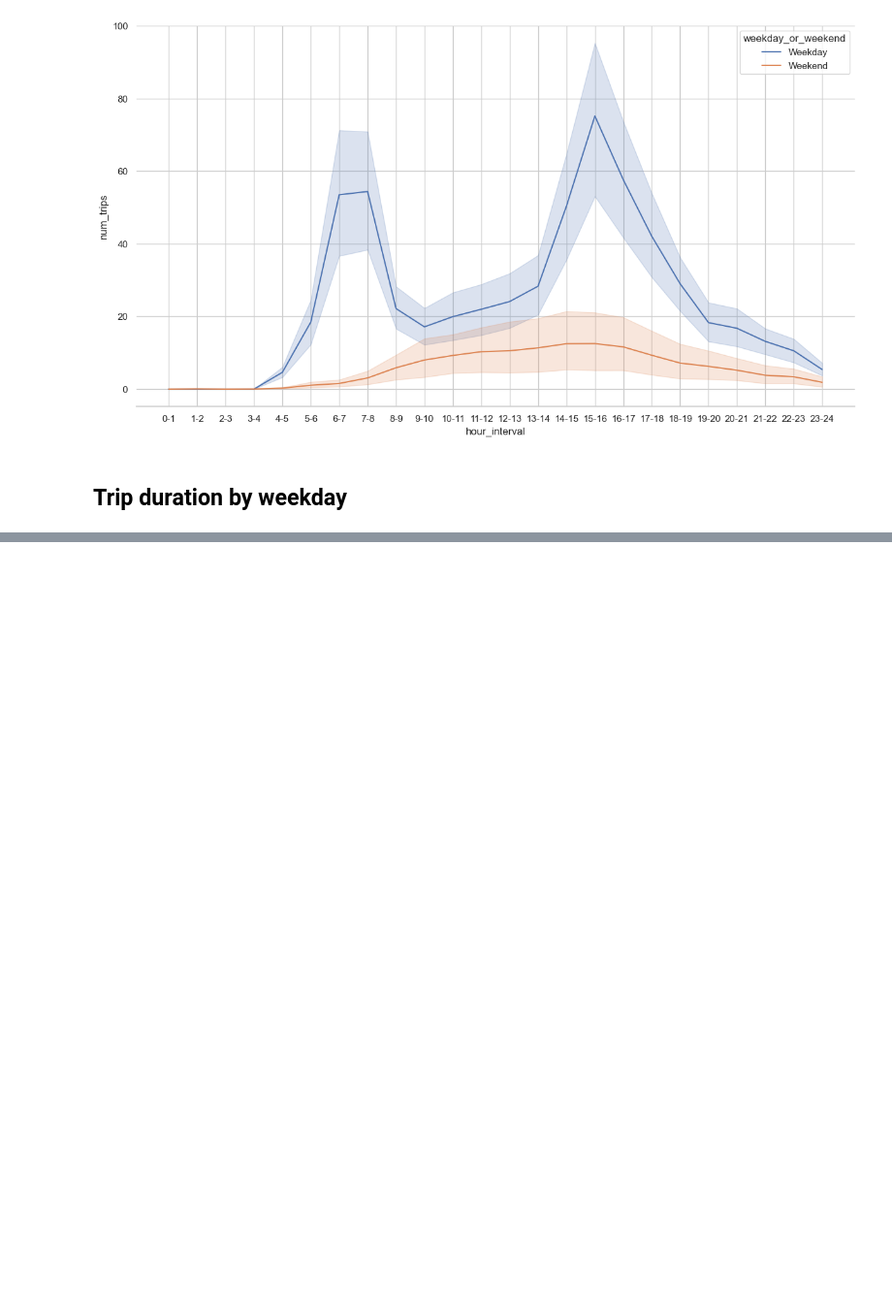
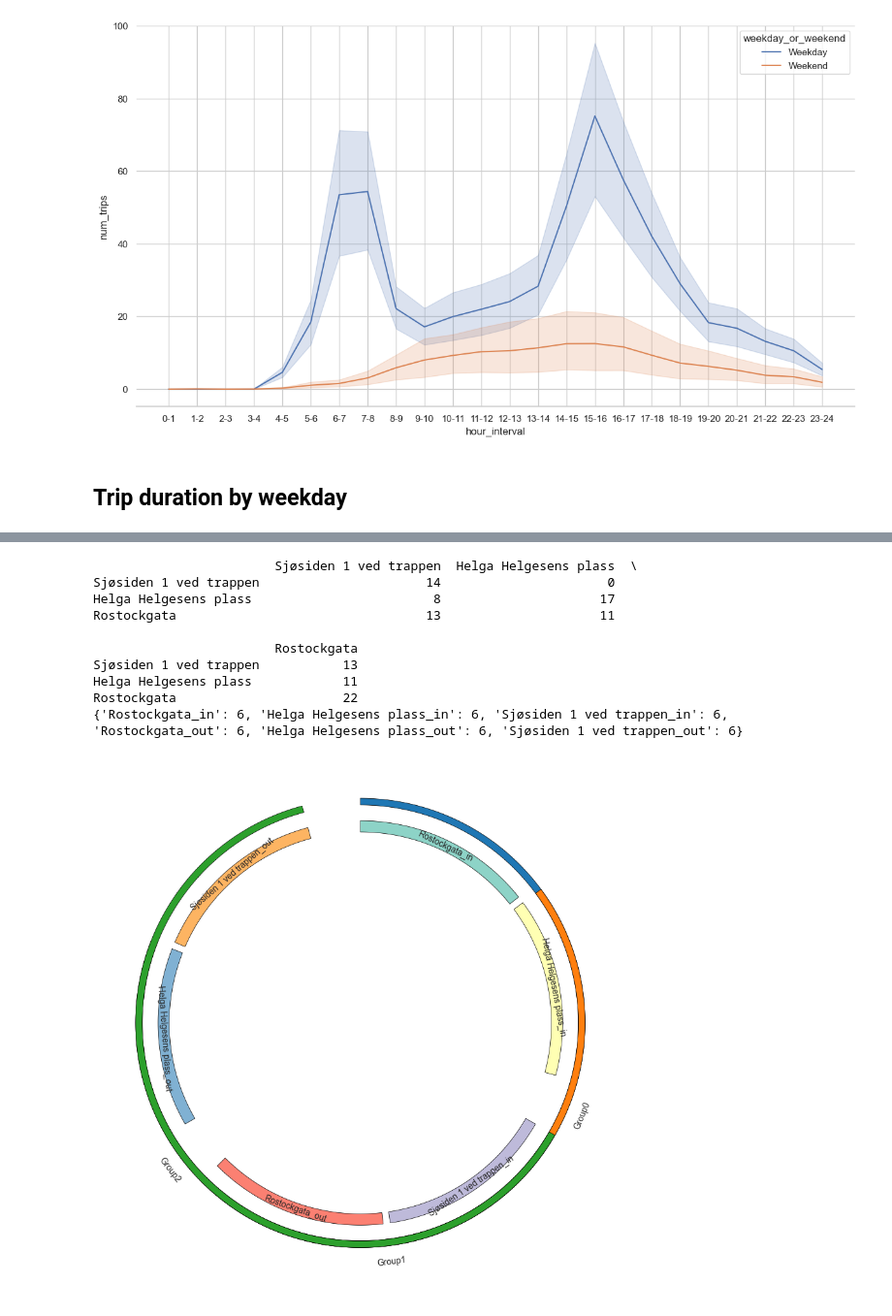
Before and after one commit to niclasclassen/oslo-city-bikes-network-flow-analysis, a Jupyter notebook: niclas.ipynb, the cells around one changed output, grey strips where cells are left out. Shown at 97% size. Drawn from its saved outputs; the diff is of its cells as text; code cells hidden in the pictures; blank space fills up the shorter version.

```diff
--- a/niclas.ipynb
+++ b/niclas.ipynb
@@ -126,0 +255,66 @@ The `ci` parameter is deprecated. Use `errorbar=None` for the same effect.
+# %%
+from pycirclize import Circos
+from pycirclize.utils import calc_group_spaces, ColorCycler
+import pandas as pd
+import numpy as np
+
+# Concatenate start_station_name and end_station_name
+stations = pd.concat([gdf_rides['start_station_name'], gdf_rides['end_station_name']])
+top_stations = stations.value_counts().head(3)
+filtered_gdf_rides = gdf_rides[gdf_rides['start_station_name'].isin(top_stations.index) & gdf_rides['end_station_name'].isin(top_stations.index)]
+from_to_table = filtered_gdf_rides.groupby(['start_station_name', 'end_station_name']).size().unstack().fillna(0)
+matrix_df = pd.DataFrame(from_to_table, index=top_stations.index, columns=top_stations.index)
+matrix_df = matrix_df.astype(int)
+print(matrix_df)
+
+# Create a matrix with random values
+# matrix_df = pd.DataFrame(np.random.rand(10, 10), index=list("ABCDEFGHIJ"), columns=list("ABCDEFGHIJ"))
+
+circos = Circos.initialize_from_matrix(
+    matrix_df,
+    space=3,
+    cmap="viridis",
+    label_kws=dict(size=12, r=110),
+    link_kws=dict(direction=1, ec="black", lw=0.5),
+)
+
+stations = filtered_gdf_rides['start_station_name'].unique()
+sectors = {f"{station}_in": 6 for station in stations}
+sectors.update({f"{station}_out": 6 for station in stations})
+print(sectors)
+# Create groups for each station
+groups = [[f"{station}_in", f"{station}_out"] for station in stations]
+
+# Calculate appropriate group between/within spaces
+spaces = calc_group_spaces([2, 2, 2], space_bw_group=15, space_in_group=2)
+
+circos = Circos(sectors, space=spaces)
+
+# Plot sector track
+ColorCycler.set_cmap("Set3")
+for sector in circos.sectors:
+    track = sector.add_track(r_lim=(85, 90))
+    track.axis(fc=ColorCycler())
+    track.text(sector.name)
+
+# Plot group sectors range
+ColorCycler.set_cmap("tab10")
+for idx, group in enumerate(groups):
+    group_deg_lim = circos.get_group_sectors_deg_lim(group)
+    circos.rect(r_lim=(97, 100), deg_lim=group_deg_lim, fc=ColorCycler(), ec="black", lw=0.5)
+    group_center_deg = sum(group_deg_lim) / 2
+    circos.text(f"Group{idx}", r=105, deg=group_center_deg, adjust_rotation=True)
+
+fig = circos.plotfig()
+# %% [output]
+                        Sjøsiden 1 ved trappen  Helga Helgesens plass  \
+Sjøsiden 1 ved trappen                      14                      0
+Helga Helgesens plass                        8                     17
+Rostockgata                                 13                     11
+
+                        Rostockgata
+Sjøsiden 1 ved trappen           13
+Helga Helgesens plass            11
+Rostockgata                      22
+{'Rostockgata_in': 6, 'Helga Helgesens plass_in': 6, 'Sjøsiden 1 ved trappen_in': 6, 'Rostockgata_out': 6, 'Helga Helgesens plass_out': 6, 'Sjøsiden 1 ved trappen_out': 6}
+[figure, added]
```
Also changed, not shown: parts of 6 cells of this notebook.
